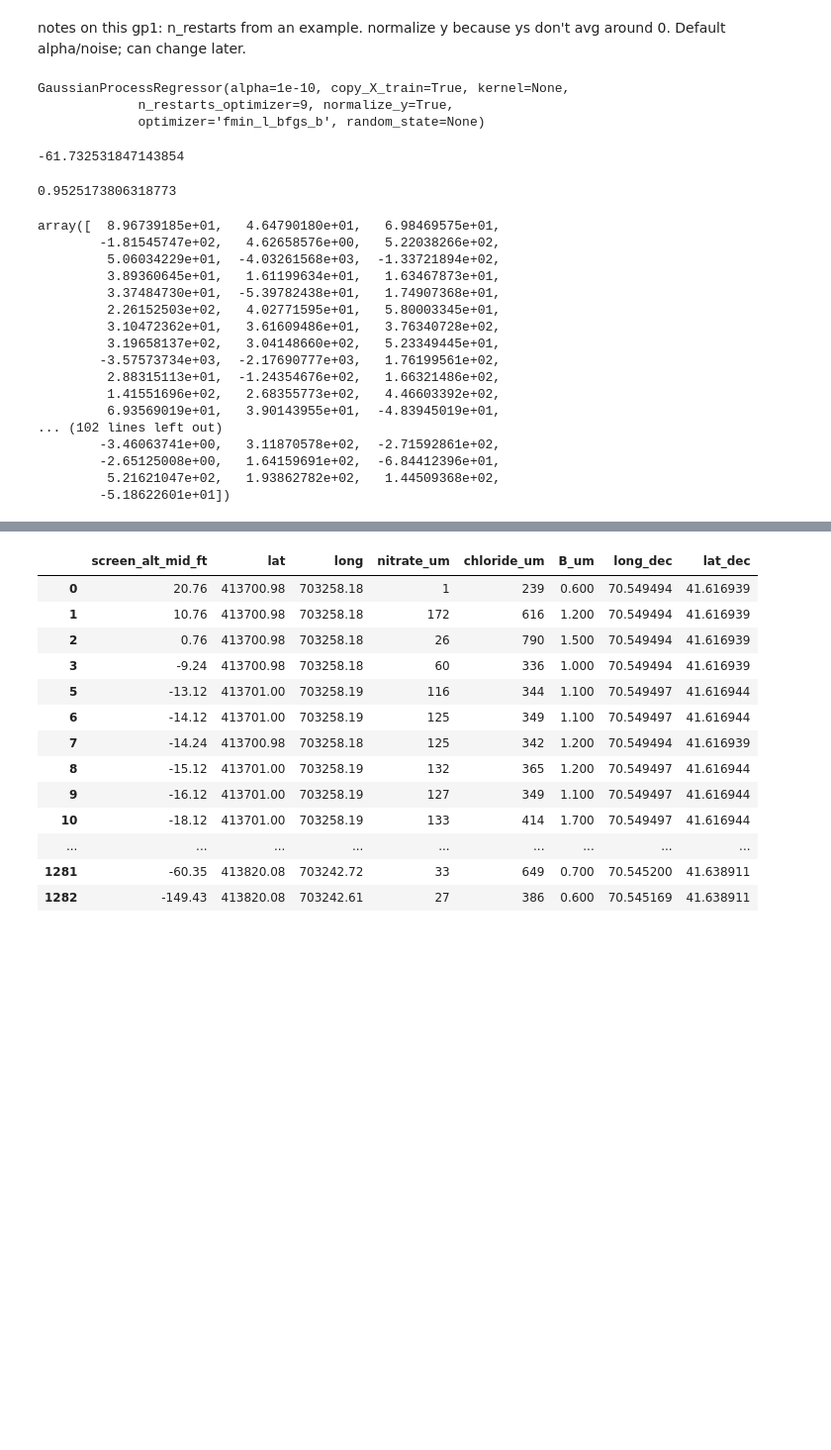
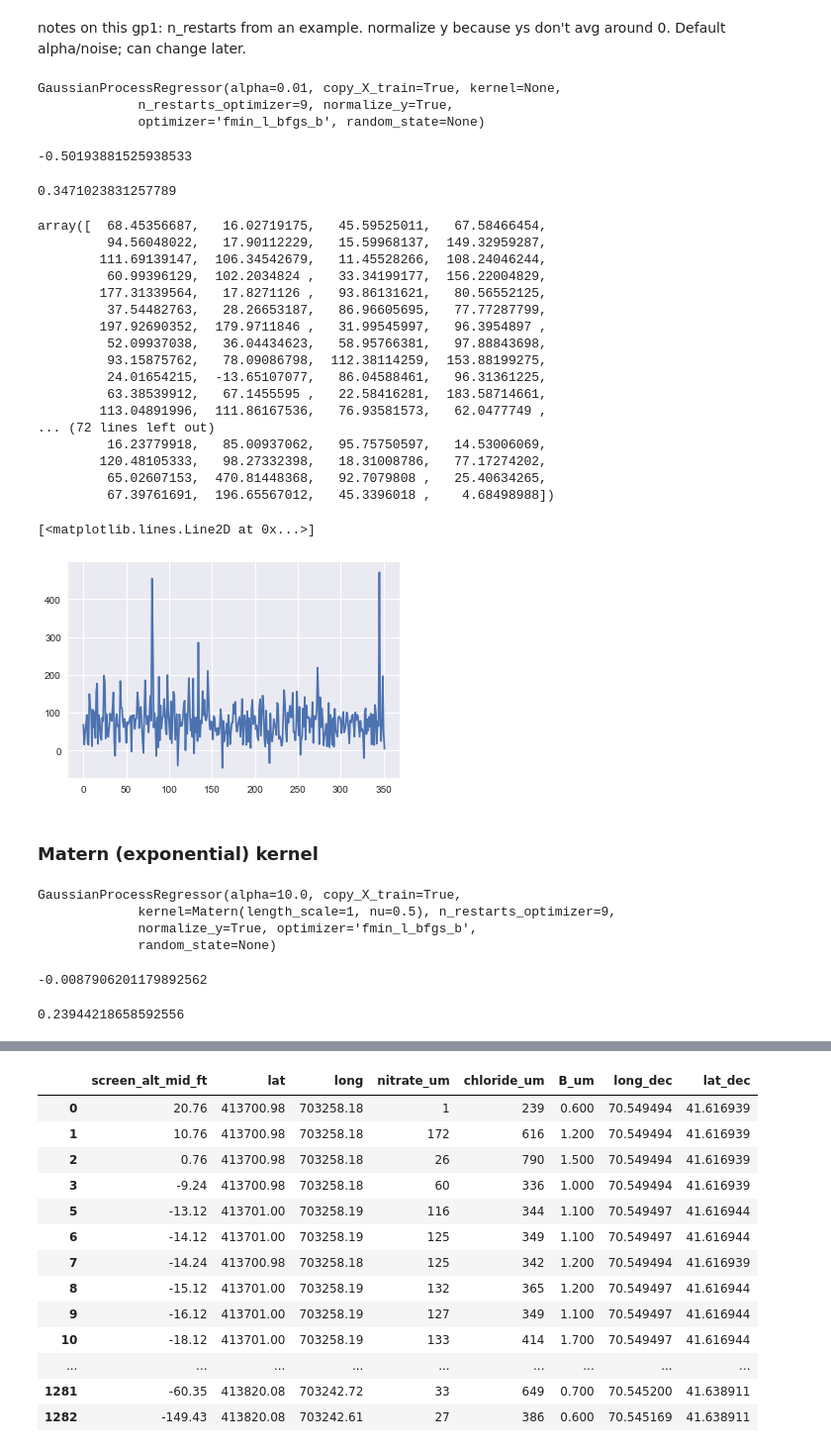
Before and after one commit to hritter0/Chemical_Spill_Regressions, a Jupyter notebook: Data Cleaning- Final.ipynb, the cells around one changed output, grey strips where cells are left out. Shown at 99% size. Cells and saved outputs as stored; diff of their text form; code cells hidden in the pictures; blank space fills up the shorter version.

```diff
--- a/Data Cleaning- Final.ipynb
+++ b/Data Cleaning- Final.ipynb
@@ -685,11 +673,11 @@ X_train, X_test, y_train, y_test = train_test_split(X, y, test_size=0.3)
 # %% [markdown]
 notes on this gp1: n_restarts from an example. normalize y because ys don't avg around 0. Default alpha/noise; can change later.
 # %%
-gp1 = GaussianProcessRegressor(n_restarts_optimizer=9, normalize_y = True)
+gp1 = GaussianProcessRegressor(n_restarts_optimizer=9, normalize_y = True, alpha = 1e-2)
 # %%
 gp1.fit(X_train, y_train)
 # %% [output]
-GaussianProcessRegressor(alpha=1e-10, copy_X_train=True, kernel=None,
+GaussianProcessRegressor(alpha=0.01, copy_X_train=True, kernel=None,
              n_restarts_optimizer=9, normalize_y=True,
              optimizer='fmin_l_bfgs_b', random_state=None)
 # %%
@@ -697,28 +685,36 @@ y_pred, sigma = gp1.predict(X_test, return_std=True)
 # %%
 gp1.score(X_test,y_test)
 # %% [output]
--61.732531847143854
+-0.50193881525938533
 # %%
 gp1.score(X_train,y_train) #??? it's not even overfit now.
 # %% [output]
-0.9525173806318773
+0.3471023831257789
 # %%
 y_pred #lots of 72.something. looks like it's just a really spiky flatlined function.
 # %% [output]
-array([  8.96739185e+01,   4.64790180e+01,   6.98469575e+01,
-        -1.81545747e+02,   4.62658576e+00,   5.22038266e+02,
-         5.06034229e+01,  -4.03261568e+03,  -1.33721894e+02,
-         3.89360645e+01,   1.61199634e+01,   1.63467873e+01,
-         3.37484730e+01,  -5.39782438e+01,   1.74907368e+01,
-         2.26152503e+02,   4.02771595e+01,   5.80003345e+01,
-         3.10472362e+01,   3.61609486e+01,   3.76340728e+02,
-         3.19658137e+02,   3.04148660e+02,   5.23349445e+01,
-        -3.57573734e+03,  -2.17690777e+03,   1.76199561e+02,
-         2.88315113e+01,  -1.24354676e+02,   1.66321486e+02,
-         1.41551696e+02,   2.68355773e+02,   4.46603392e+02,
-         6.93569019e+01,   3.90143955e+01,  -4.83945019e+01,
-... (102 lines left out)
-        -3.46063741e+00,   3.11870578e+02,  -2.71592861e+02,
-        -2.65125008e+00,   1.64159691e+02,  -6.84412396e+01,
-         5.21621047e+02,   1.93862782e+02,   1.44509368e+02,
-        -5.18622601e+01])
+array([  68.45356687,   16.02719175,   45.59525011,   67.58466454,
+         94.56048022,   17.90112229,   15.59968137,  149.32959287,
+        111.69139147,  106.34542679,   11.45528266,  108.24046244,
+         60.99396129,  102.2034824 ,   33.34199177,  156.22004829,
+        177.31339564,   17.8271126 ,   93.86131621,   80.56552125,
+         37.54482763,   28.26653187,   86.96605695,   77.77287799,
+        197.92690352,  179.9711846 ,   31.99545997,   96.3954897 ,
+         52.09937038,   36.04434623,   58.95766381,   97.88843698,
+         93.15875762,   78.09086798,  112.38114259,  153.88199275,
+         24.01654215,  -13.65107077,   86.04588461,   96.31361225,
+         63.38539912,   67.1455595 ,   22.58416281,  183.58714661,
+        113.04891996,  111.86167536,   76.93581573,   62.0477749 ,
+... (72 lines left out)
+         16.23779918,   85.00937062,   95.75750597,   14.53006069,
+        120.48105333,   98.27332398,   18.31008786,   77.17274202,
+         65.02607153,  470.81448368,   92.7079808 ,   25.40634265,
+         67.39761691,  196.65567012,   45.3396018 ,    4.68498988])
+# %%
+
+plt.plot(y_pred)
+# %% [output]
+[<matplotlib.lines.Line2D at 0x...>]
+[figure, added]
+# %% [markdown]
+### Matern (exponential) kernel
@@ -724,0 +725,7 @@ array([  8.96739185e+01,   4.64790180e+01,   6.98469575e+01,
+# %%
+gpM.fit(X_train, y_train)
+# %% [output]
+GaussianProcessRegressor(alpha=10.0, copy_X_train=True,
+             kernel=Matern(length_scale=1, nu=0.5), n_restarts_optimizer=9,
+             normalize_y=True, optimizer='fmin_l_bfgs_b',
+             random_state=None)
@@ -724,0 +734,8 @@ array([  8.96739185e+01,   4.64790180e+01,   6.98469575e+01,
+# %%
+gpM.score(X_test,y_test)
+# %% [output]
+-0.0087906201179892562
+# %%
+gp1.score(X_train,y_train)
+# %% [output]
+0.23944218658592556
```
Also changed, not shown: parts of 62 cells of this notebook, 4 other files.
